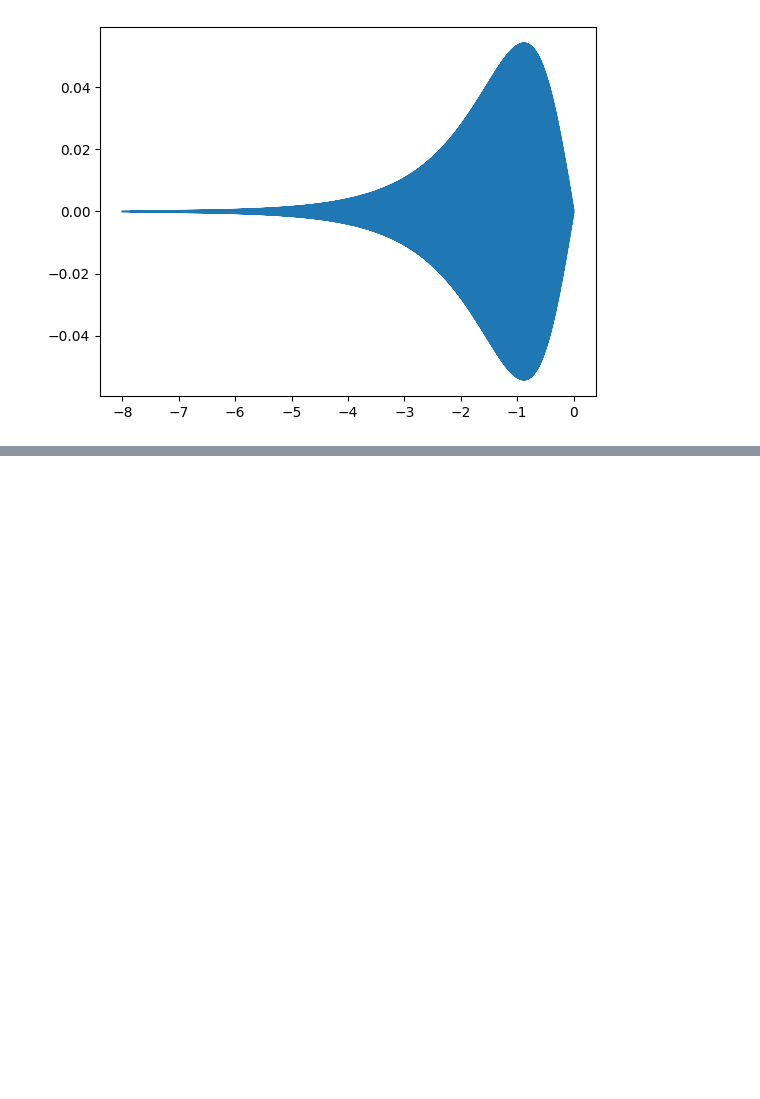
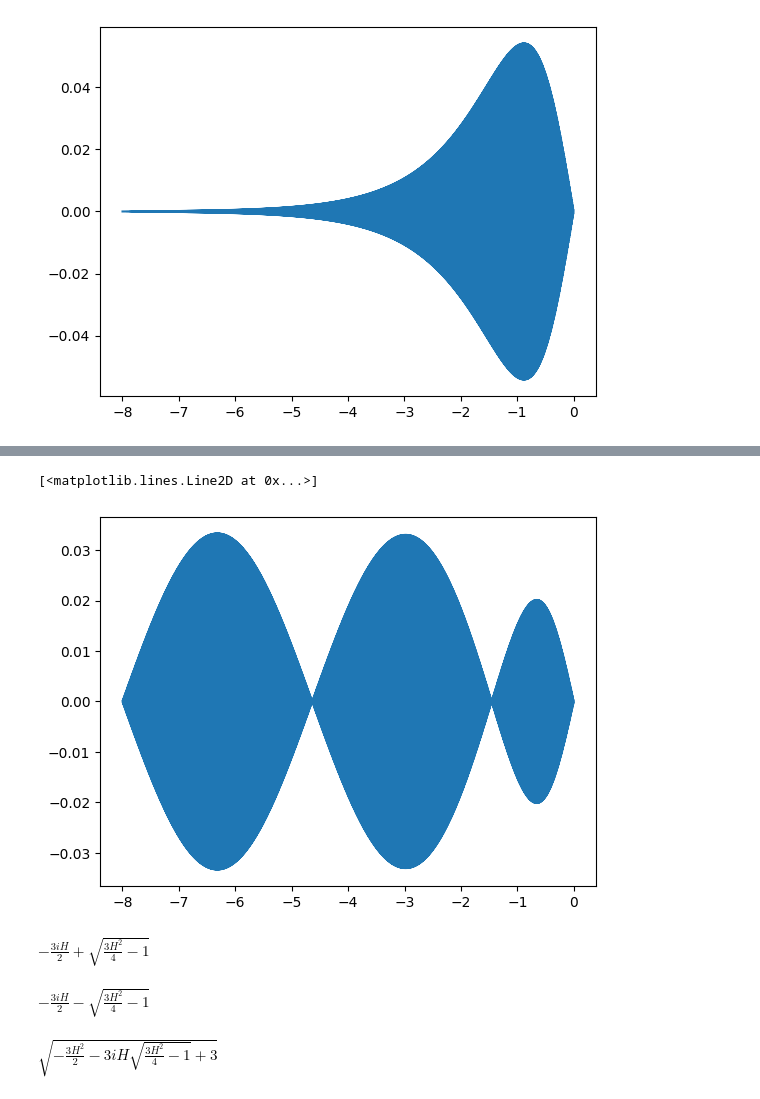
Before and after one commit to JairoSSantos/parallel-kink-scattering, a Jupyter notebook: notebooks/dirichlet-sym.ipynb, the cells around one changed output, grey strips where cells are left out. Drawn from its saved outputs; the diff is of its cells as text; code cells hidden in the pictures; blank space fills up the shorter version.

```diff
--- a/notebooks/dirichlet-sym.ipynb
+++ b/notebooks/dirichlet-sym.ipynb
@@ -36,0 +35,5 @@ plt.plot(x[1:-1], v.T[0])
+# %%
+plt.plot(x[1:-1], v.T[2])
+# %% [output]
+[<matplotlib.lines.Line2D at 0x...>]
+[figure, added]
@@ -36,0 +51,13 @@ plt.plot(x[1:-1], v.T[0])
+# %%
+k[0]
+# %% [output]
+$\displaystyle - \frac{3 i H}{2} + \sqrt{\frac{3 H^{2}}{4} - 1}$
+# %%
+k[1]
+# %% [output]
+$\displaystyle - \frac{3 i H}{2} - \sqrt{\frac{3 H^{2}}{4} - 1}$
+# %%
+w0 = sp.sqrt(k[0]**2 + 4).expand()
+w0
+# %% [output]
+$\displaystyle \sqrt{- \frac{3 H^{2}}{2} - 3 i H \sqrt{\frac{3 H^{2}}{4} - 1} + 3}$
```
Also changed, not shown: parts of 12 cells of this notebook, 6 other files.
